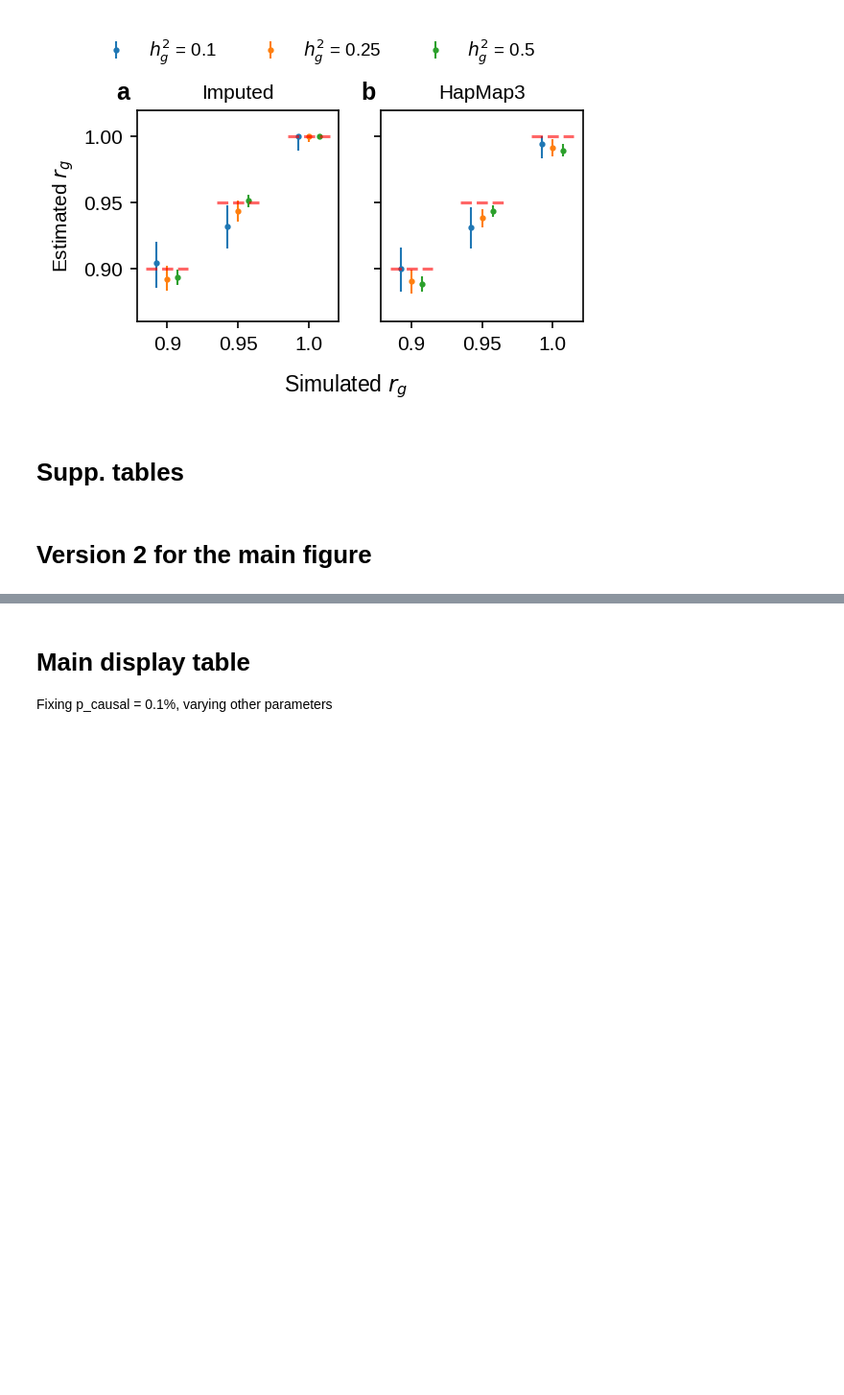
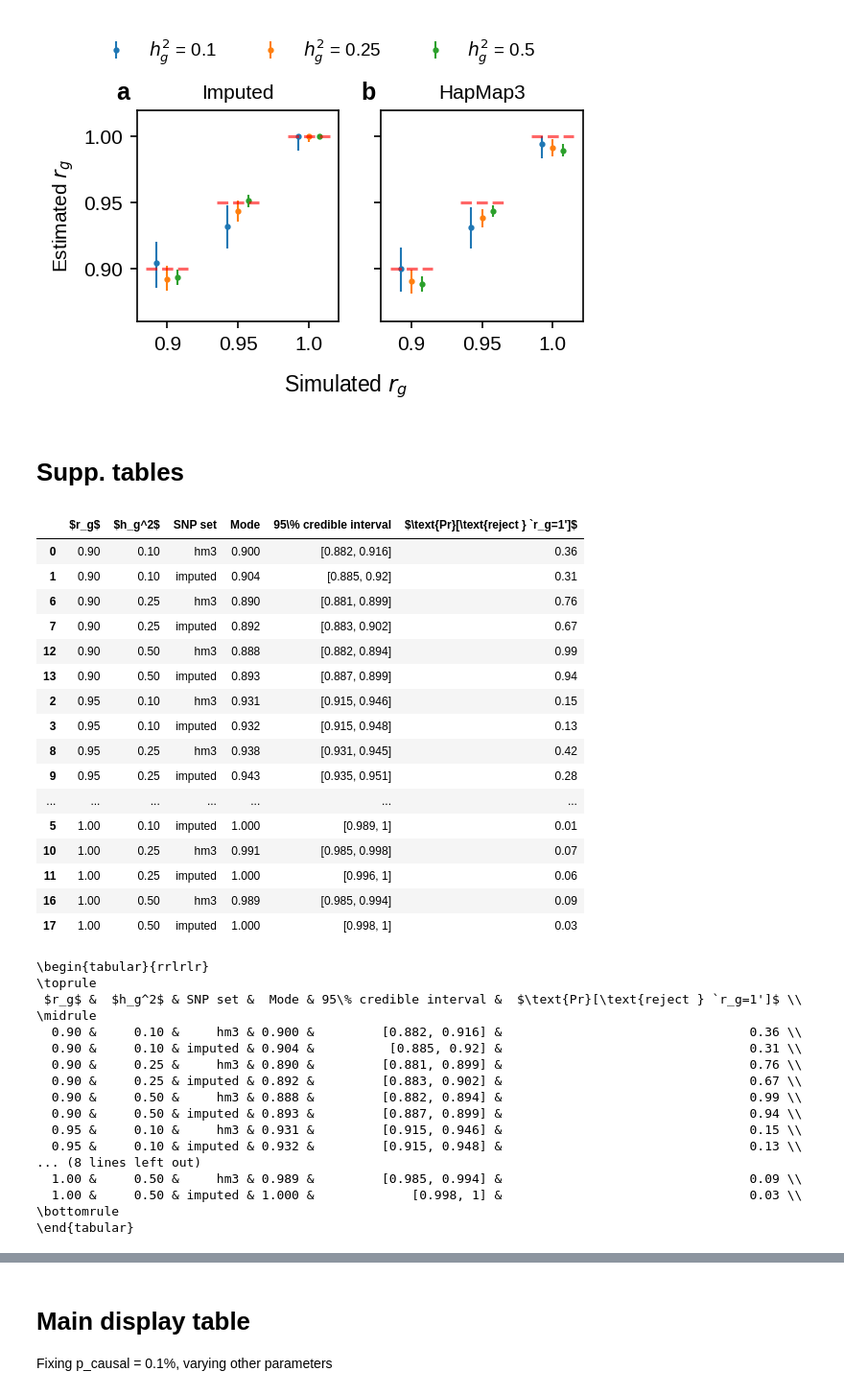
Before and after one commit to KangchengHou/admix-genet-cor, a Jupyter notebook: experiments/01-genome-wide-simulate-profile-likelihood/02-plot-rg.ipynb, the cells around one changed output, grey strips where cells are left out. Shown at 96% size. Saved outputs shown, nothing was run; the diff lists cells and outputs as text; code cells hidden in the pictures; blank space fills up the shorter version.

```diff
--- a/experiments/01-genome-wide-simulate-profile-likelihood/02-plot-rg.ipynb
+++ b/experiments/01-genome-wide-simulate-profile-likelihood/02-plot-rg.ipynb
@@ -233,2 +344,0 @@ df_plot2 = pd.DataFrame(
-# %% [markdown]
-# Version 2 for the main figure
@@ -310,0 +345,54 @@ df_plot2 = pd.DataFrame(
+# %%
+df_display1 = (
+    df_plot1.drop(columns=["pcausal", "lower_ci", "upper_ci"])[
+        ["cor", "hsq", "snpset", "mode", "ci", "prob_reject"]
+    ]
+    .sort_values(["cor", "hsq", "snpset"])
+    .rename(
+        columns={
+            "hsq": "$h_g^2$",
+            "cor": "$r_g$",
+            "snpset": "SNP set",
+            "mode": "Mode",
+            "ci": "95\% credible interval",
+            "prob_reject": "$\text{Pr}[\text{reject } `r_g=1']$",
+        }
+    )
+)
+display(df_display1)
+print(df_display1.to_latex(escape=False, index=False))
+# %% [output]
+|  | $r_g$ | $h_g^2$ | SNP set | Mode | 95\% credible interval | $\text{Pr}[\text{reject } `r_g=1']$ |
+| 0 | 0.90 | 0.10 | hm3 | 0.900 | [0.882, 0.916] | 0.36 |
+| 1 | 0.90 | 0.10 | imputed | 0.904 | [0.885, 0.92] | 0.31 |
+| 6 | 0.90 | 0.25 | hm3 | 0.890 | [0.881, 0.899] | 0.76 |
+| 7 | 0.90 | 0.25 | imputed | 0.892 | [0.883, 0.902] | 0.67 |
+| 12 | 0.90 | 0.50 | hm3 | 0.888 | [0.882, 0.894] | 0.99 |
+| 13 | 0.90 | 0.50 | imputed | 0.893 | [0.887, 0.899] | 0.94 |
+| 2 | 0.95 | 0.10 | hm3 | 0.931 | [0.915, 0.946] | 0.15 |
+| 3 | 0.95 | 0.10 | imputed | 0.932 | [0.915, 0.948] | 0.13 |
+| 8 | 0.95 | 0.25 | hm3 | 0.938 | [0.931, 0.945] | 0.42 |
+| 9 | 0.95 | 0.25 | imputed | 0.943 | [0.935, 0.951] | 0.28 |
+| ... | ... | ... | ... | ... | ... | ... |
+| 5 | 1.00 | 0.10 | imputed | 1.000 | [0.989, 1] | 0.01 |
+| 10 | 1.00 | 0.25 | hm3 | 0.991 | [0.985, 0.998] | 0.07 |
+| 11 | 1.00 | 0.25 | imputed | 1.000 | [0.996, 1] | 0.06 |
+| 16 | 1.00 | 0.50 | hm3 | 0.989 | [0.985, 0.994] | 0.09 |
+| 17 | 1.00 | 0.50 | imputed | 1.000 | [0.998, 1] | 0.03 |
+\begin{tabular}{rrlrlr}
+\toprule
+ $r_g$ &  $h_g^2$ & SNP set &  Mode & 95\% credible interval &  $\text{Pr}[\text{reject } `r_g=1']$ \\
+\midrule
+  0.90 &     0.10 &     hm3 & 0.900 &         [0.882, 0.916] &                                 0.36 \\
+  0.90 &     0.10 & imputed & 0.904 &          [0.885, 0.92] &                                 0.31 \\
+  0.90 &     0.25 &     hm3 & 0.890 &         [0.881, 0.899] &                                 0.76 \\
+  0.90 &     0.25 & imputed & 0.892 &         [0.883, 0.902] &                                 0.67 \\
+  0.90 &     0.50 &     hm3 & 0.888 &         [0.882, 0.894] &                                 0.99 \\
+  0.90 &     0.50 & imputed & 0.893 &         [0.887, 0.899] &                                 0.94 \\
+  0.95 &     0.10 &     hm3 & 0.931 &         [0.915, 0.946] &                                 0.15 \\
+  0.95 &     0.10 & imputed & 0.932 &         [0.915, 0.948] &                                 0.13 \\
+... (8 lines left out)
+  1.00 &     0.50 &     hm3 & 0.989 &         [0.985, 0.994] &                                 0.09 \\
+  1.00 &     0.50 & imputed & 1.000 &             [0.998, 1] &                                 0.03 \\
+\bottomrule
+\end{tabular}
```
Also changed, not shown: parts of 15 cells of this notebook, 24 other files.
